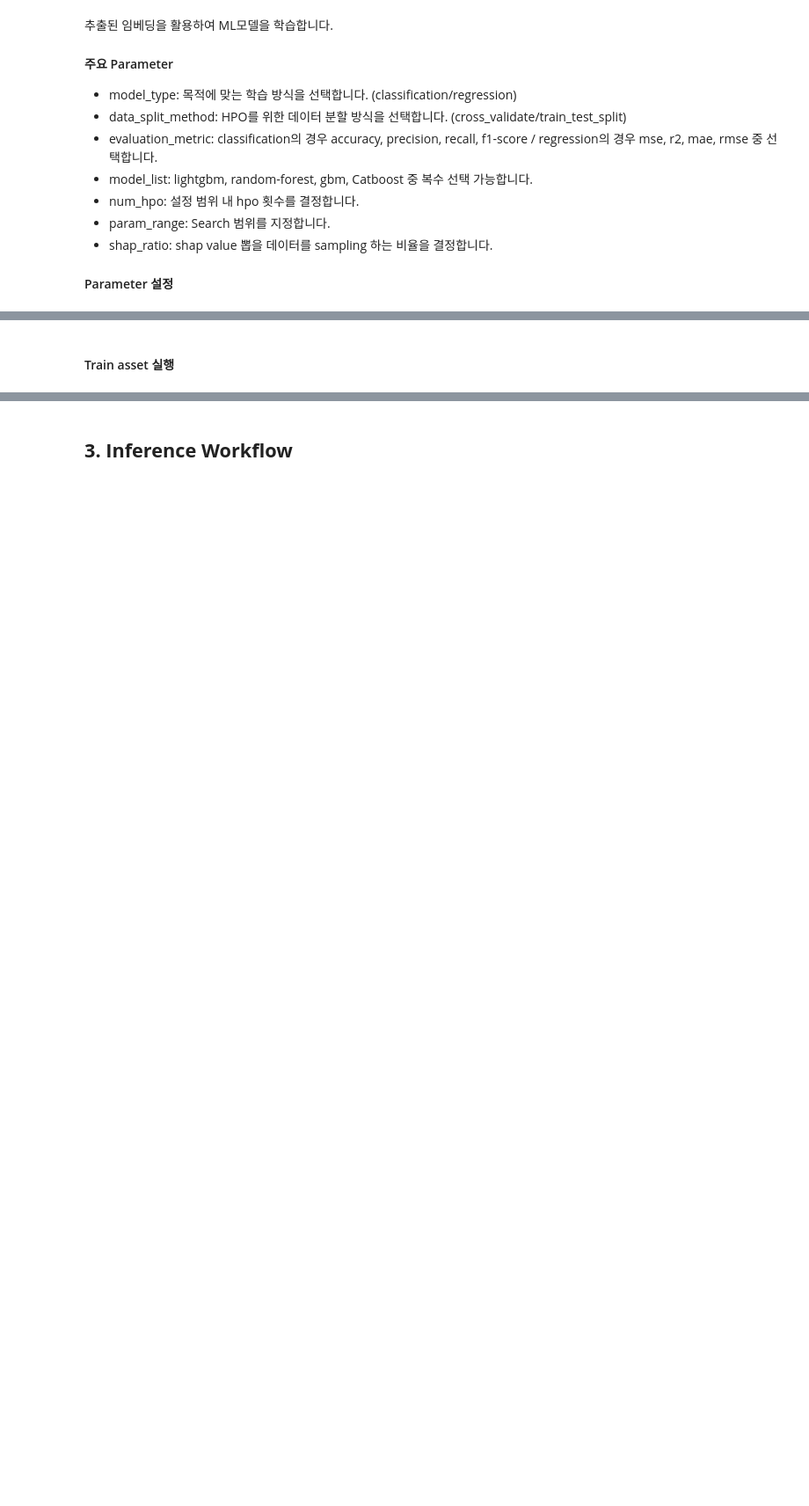
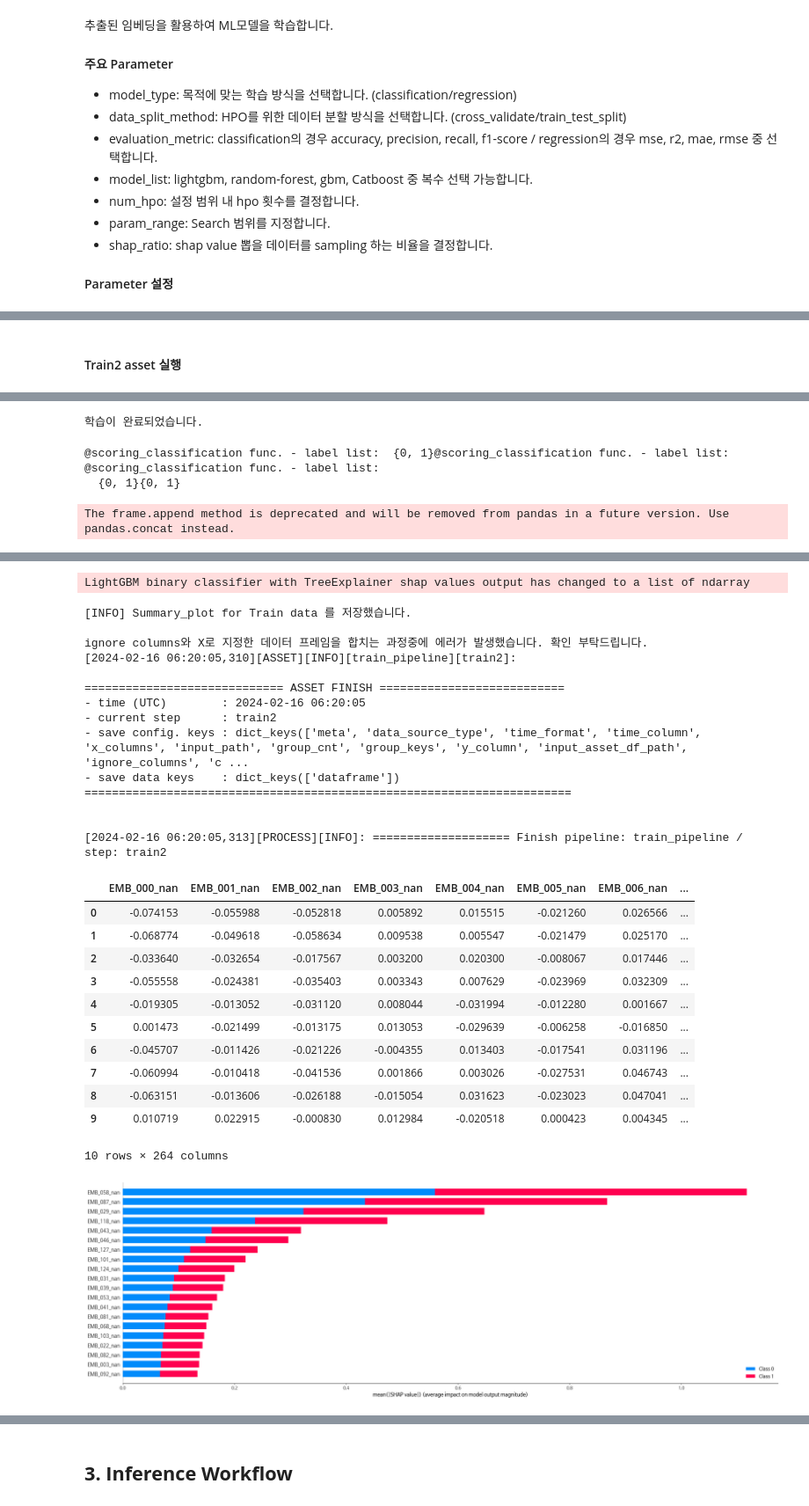
Before and after one commit to mellerikat-aicontents/Graph-powered-Classification-Regression, a Jupyter notebook: GCR_asset_run_template.ipynb, the cells around one changed output, grey strips where cells are left out. Shown at 88% size. Drawn from its saved outputs; the diff is of its cells as text; code cells hidden in the pictures; blank space fills up the shorter version.

```diff
--- a/GCR_asset_run_template.ipynb
+++ b/GCR_asset_run_template.ipynb
@@ -196,9 +387,9 @@ GCR의 가장 핵심이 되는 asset입니다. Raw Data를 임베딩으로 모
 
 #### Parameter 설정
 # %%
-# GCR asset 순서에 따라 step 순서를 입력합니다. (input(0) - graph(1) - preprocess(2) - sampling(3) - train(4))
-step = 1
-alo.asset_structure= copy.deepcopy(input_asset_structure)
+# GCR asset 순서에 따라 step 순서를 입력합니다. (input(0) - readiness(1) - train1(2) - preprocess(3) - train2(4) - output(5))
+step = 2
+alo.asset_structure= copy.deepcopy(readiness_asset_structure)
 alo.asset_structure.args = alo.get_args(pipeline, step)
 
 # 아래 주석을 풀어 graph asset argument를 원하는 값으로 수정합니다.
@@ -209,6 +407,6 @@ alo.asset_structure.args
 # %%
 # asset 실행
-graph_asset_structure=run(step, pipeline, alo.asset_structure)
+train1_asset_structure=run(step, pipeline, alo.asset_structure)
 
-# graph asset의 결과 dataframe은 graph_asset_structure.data['dataframe']으로 확인할 수 있습니다.
-graph_asset_structure.data['dataframe'].head(10)
+# graph asset의 결과 dataframe은 train1_asset_structure.data['dataframe']으로 확인할 수 있습니다.
+train1_asset_structure.data['dataframe'].head(10)
@@ -225,9 +466,9 @@ GCR은 데이터 전처리가 불필요하기 때문에 Preprocess asset의 역
 
 #### Parameter 설정
 # %%
-# GCR asset 순서에 따라 step 순서를 입력합니다. (input(0) - graph(1) - preprocess(2) - sampling(3) - train(4))
-step = 2
-alo.asset_structure = copy.deepcopy(graph_asset_structure)
+# GCR asset 순서에 따라 step 순서를 입력합니다. (input(0) - readiness(1) - train1(2) - preprocess(3) - train2(4) - output(5))
+step = 3
+alo.asset_structure = copy.deepcopy(train1_asset_structure)
 alo.asset_structure.args = alo.get_args(pipeline, step)
 
 # 아래 주석을 풀어 preprocess asset argument를 원하는 값으로 수정합니다.
@@ -290,11 +533,11 @@ sampling_asset_structure.data['dataframe'].head(10)
 
 #### Parameter 설정
 # %%
-# GCR asset 순서에 따라 step 순서를 입력합니다. (input(0) - graph(1) - preprocess(2) - sampling(3) - train(4))
+# GCR asset 순서에 따라 step 순서를 입력합니다. (input(0) - readiness(1) - train1(2) - preprocess(3) - train2(4) - output(5))
 step = 4
-alo.asset_structure = copy.deepcopy(sampling_asset_structure)
+alo.asset_structure = copy.deepcopy(preprocess_asset_structure)
 alo.asset_structure.args = alo.get_args(pipeline, step)
 
-# 아래 주석을 풀어 train asset argument를 원하는 값으로 수정합니다.
+# 아래 주석을 풀어 train2 asset argument를 원하는 값으로 수정합니다.
 alo.asset_structure.args['model_list'] = ['lgb']
 alo.asset_structure.args
@@ -301,8 +556,9 @@ alo.asset_structure.args
 # %% [markdown]
-#### Train asset 실행
+#### Train2 asset 실행
 # %%
 # asset 실행
-train_asset_structure=run(step, pipeline, alo.asset_structure)
+train2_asset_structure=run(step, pipeline, alo.asset_structure)
 
-# train asset의 결과 dataframe은 train_asset_structure.data['dataframe']으로 확인할 수 있습니다.
-train_asset_structure.data['dataframe'].head(10)
+# train2 asset의 결과 dataframe은 train2_asset_structure.data['dataframe']으로 확인할 수 있습니다.
+train2_asset_structure.data['dataframe'].head(10)
+# %% [output]
@@ -308,0 +584,4 @@ train_asset_structure.data['dataframe'].head(10)
+학습이 완료되었습니다.
+@scoring_classification func. - label list:  {0, 1}@scoring_classification func. - label list: @scoring_classification func. - label list:
+  {0, 1}{0, 1}
+The frame.append method is deprecated and will be removed from pandas in a future version. Use pandas.concat instead.
@@ -308,0 +607,28 @@ train_asset_structure.data['dataframe'].head(10)
+LightGBM binary classifier with TreeExplainer shap values output has changed to a list of ndarray
+[INFO] Summary_plot for Train data 를 저장했습니다.
+
+ignore columns와 X로 지정한 데이터 프레임을 합치는 과정중에 에러가 발생했습니다. 확인 부탁드립니다.
+[2024-02-16 06:20:05,310][ASSET][INFO][train_pipeline][train2]:
+
+============================= ASSET FINISH ===========================
+- time (UTC)        : 2024-02-16 06:20:05
+- current step      : train2
+- save config. keys : dict_keys(['meta', 'data_source_type', 'time_format', 'time_column', 'x_columns', 'input_path', 'group_cnt', 'group_keys', 'y_column', 'input_asset_df_path', 'ignore_columns', 'c ...
+- save data keys    : dict_keys(['dataframe'])
+=======================================================================
+
+
+[2024-02-16 06:20:05,313][PROCESS][INFO]: ==================== Finish pipeline: train_pipeline / step: train2
+|  | EMB_000_nan | EMB_001_nan | EMB_002_nan | EMB_003_nan | EMB_004_nan | EMB_005_nan | EMB_006_nan | ... |
+| 0 | -0.074153 | -0.055988 | -0.052818 | 0.005892 | 0.015515 | -0.021260 | 0.026566 | ... |
+| 1 | -0.068774 | -0.049618 | -0.058634 | 0.009538 | 0.005547 | -0.021479 | 0.025170 | ... |
+| 2 | -0.033640 | -0.032654 | -0.017567 | 0.003200 | 0.020300 | -0.008067 | 0.017446 | ... |
+| 3 | -0.055558 | -0.024381 | -0.035403 | 0.003343 | 0.007629 | -0.023969 | 0.032309 | ... |
+| 4 | -0.019305 | -0.013052 | -0.031120 | 0.008044 | -0.031994 | -0.012280 | 0.001667 | ... |
+| 5 | 0.001473 | -0.021499 | -0.013175 | 0.013053 | -0.029639 | -0.006258 | -0.016850 | ... |
+| 6 | -0.045707 | -0.011426 | -0.021226 | -0.004355 | 0.013403 | -0.017541 | 0.031196 | ... |
+| 7 | -0.060994 | -0.010418 | -0.041536 | 0.001866 | 0.003026 | -0.027531 | 0.046743 | ... |
+| 8 | -0.063151 | -0.013606 | -0.026188 | -0.015054 | 0.031623 | -0.023023 | 0.047041 | ... |
+| 9 | 0.010719 | 0.022915 | -0.000830 | 0.012984 | -0.020518 | 0.000423 | 0.004345 | ... |
+10 rows × 264 columns
+[figure, added]
```
Also changed, not shown: parts of 68 cells of this notebook.
